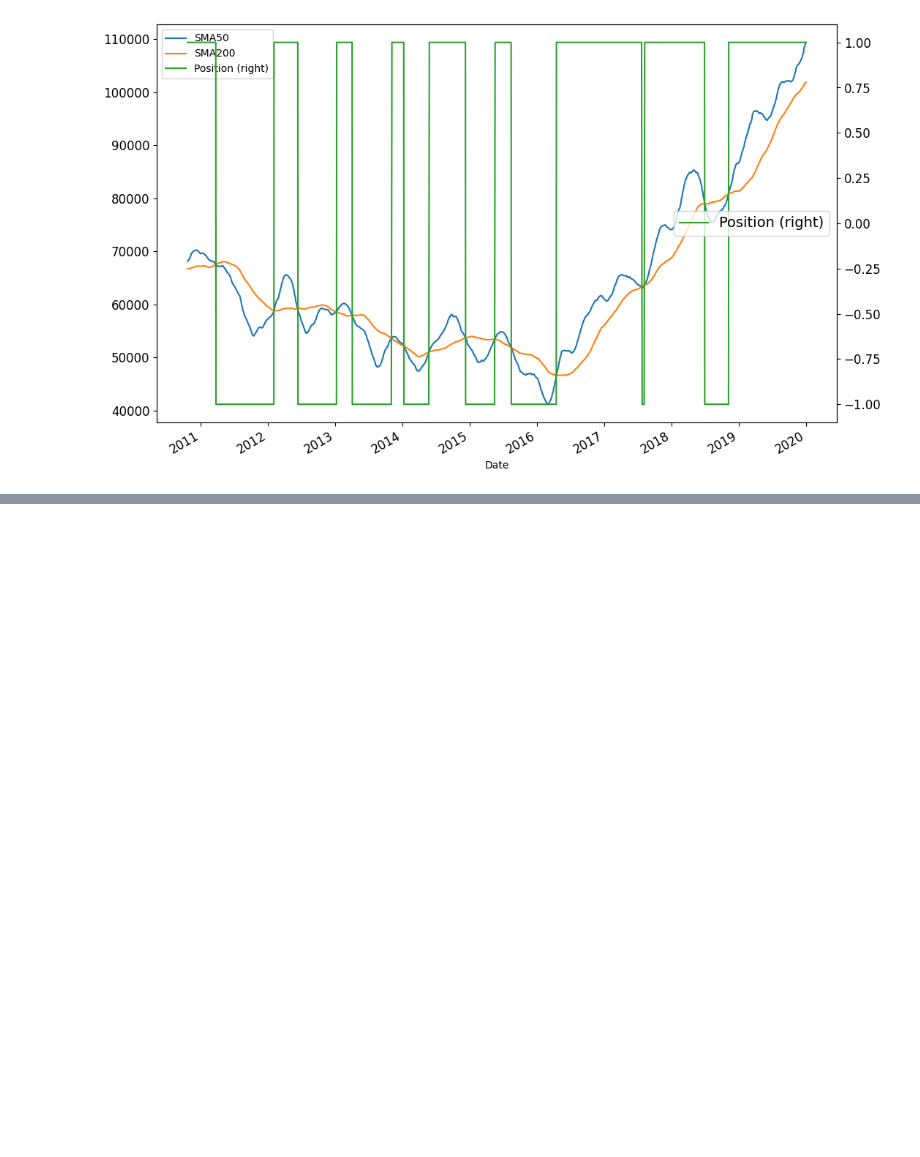
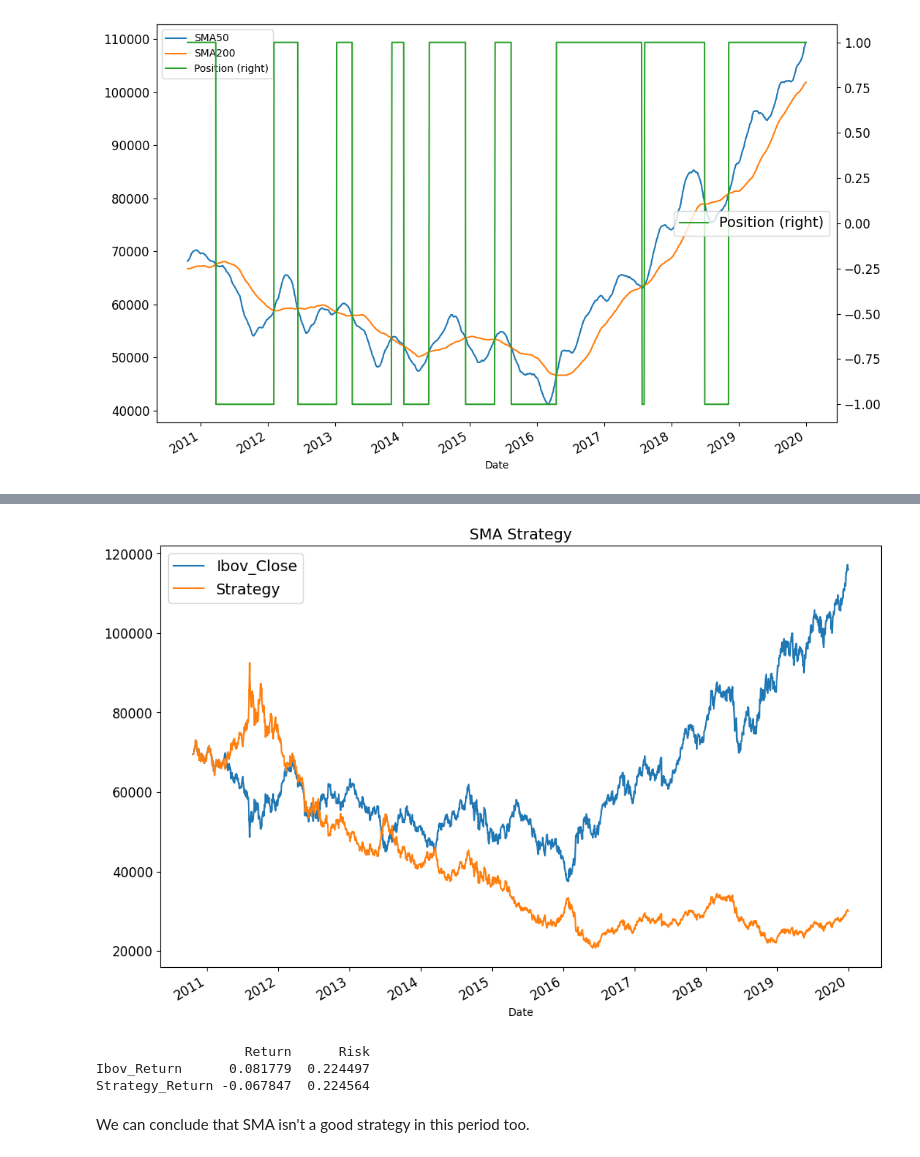
Before and after one commit to RochaErik/Project-Ibovespa-Analysis-Trading-Strategies, a Jupyter notebook: IbovespaAnalysis&Strategy.ipynb, the cells around one changed output, grey strips where cells are left out. Cells and saved outputs as stored; diff of their text form; code cells hidden in the pictures; blank space fills up the shorter version.

Commit message:
SMA strategy done.

```diff
--- a/IbovespaAnalysis&Strategy.ipynb
+++ b/IbovespaAnalysis&Strategy.ipynb
@@ -560,0 +563,4 @@ plt.show()
+# %%
+df4['Strategy_Return'] = df4['Position'].shift() * df4['Ibov_Return']
+# %%
+df4['Strategy'] = df4.Strategy_Return.add(1, fill_value=0).cumprod() * df4.iloc[0,0]
@@ -560,0 +584,14 @@ plt.show()
+# %%
+df4[['Ibov_Close', 'Strategy']].plot(figsize = (12,8), fontsize = 12)
+plt.title('SMA Strategy', fontsize = 14)
+plt.legend(fontsize = 14)
+plt.show()
+
+print(rnr(df4[['Ibov_Return', 'Strategy_Return']]))
+# %% [output]
+[figure, added]
+                   Return      Risk
+Ibov_Return      0.081779  0.224497
+Strategy_Return -0.067847  0.224564
+# %% [markdown]
+We can conclude that SMA isn't a good strategy in this period too.
```
Also changed, not shown: parts of 2 cells of this notebook.
